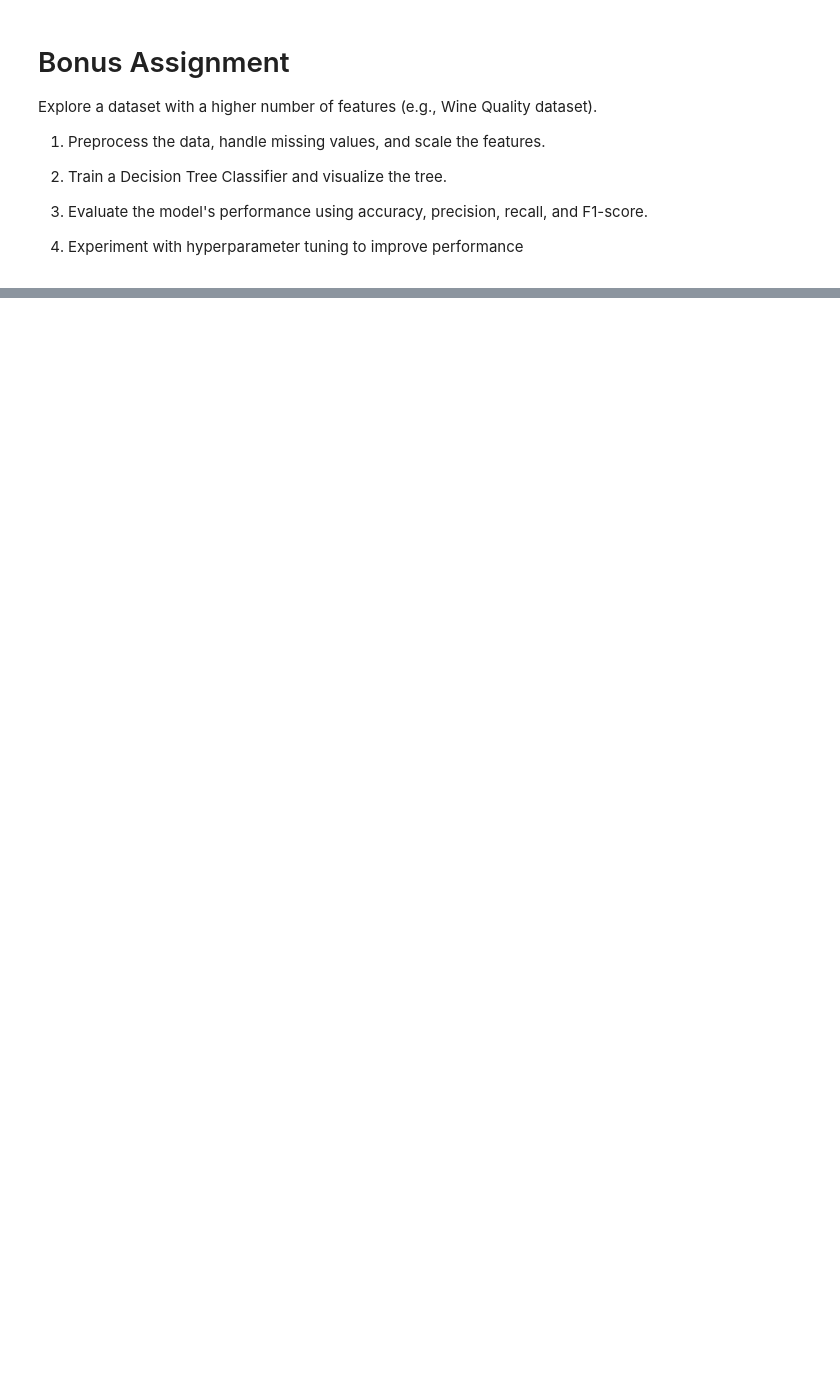
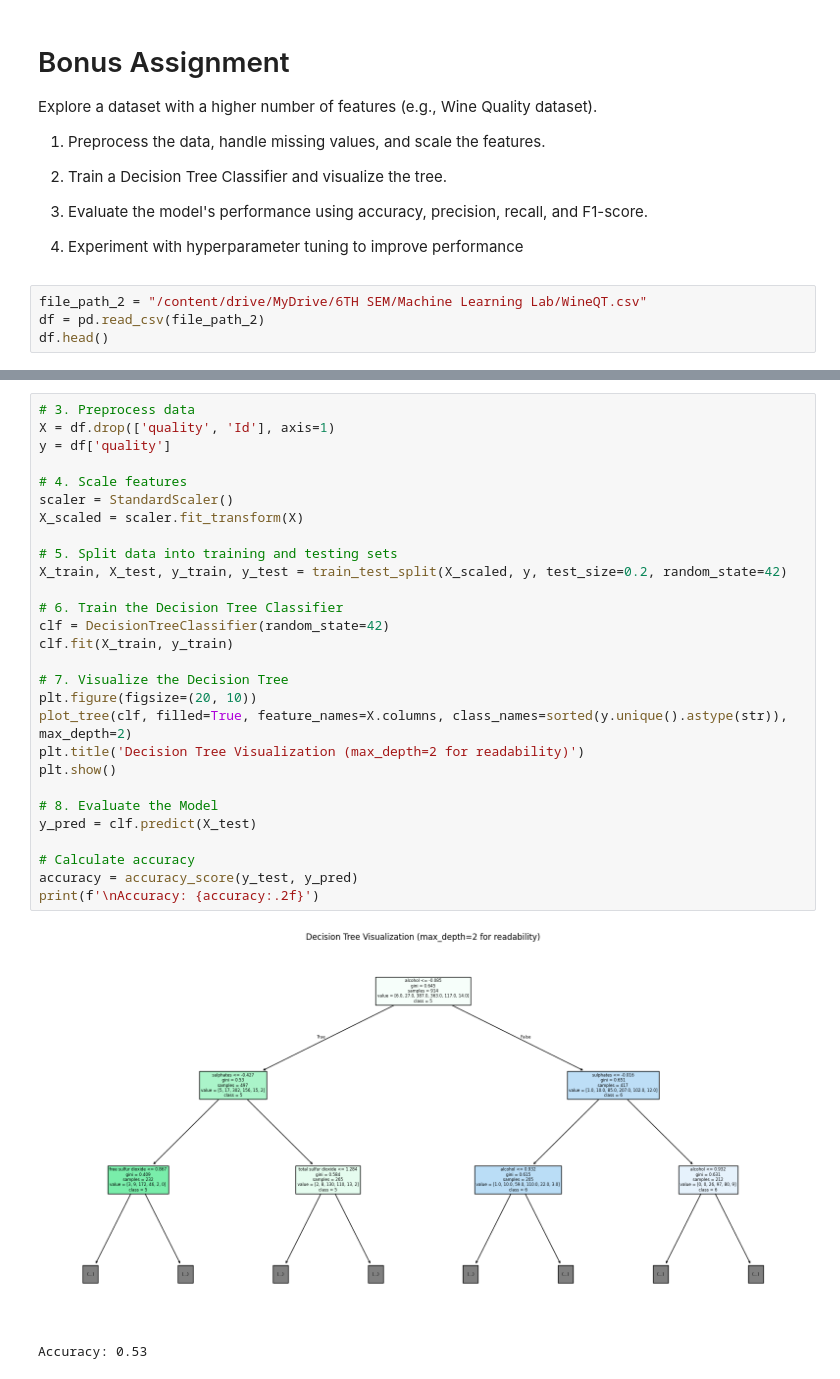
Before and after one commit to Harshvardhan-Moundekar/Machine_Learning, a Jupyter notebook: ML_P06.ipynb, the cells around one changed output, grey strips where cells are left out. Drawn from its saved outputs; the diff is of its cells as text; blank space fills up the shorter version.

```diff
--- a/ML_P06.ipynb
+++ b/ML_P06.ipynb
@@ -97,3 +99,7 @@ dataset).
 3. Evaluate the model&#39;s performance using accuracy, precision, recall,
 and F1-score.
 4. Experiment with hyperparameter tuning to improve performance</p>
+# %%
+file_path_2 = "/content/drive/MyDrive/6TH SEM/Machine Learning Lab/WineQT.csv"
+df = pd.read_csv(file_path_2)
+df.head()
@@ -99,0 +132,31 @@ and F1-score.
+# %%
+# 3. Preprocess data
+X = df.drop(['quality', 'Id'], axis=1)
+y = df['quality']
+
+# 4. Scale features
+scaler = StandardScaler()
+X_scaled = scaler.fit_transform(X)
+
+# 5. Split data into training and testing sets
+X_train, X_test, y_train, y_test = train_test_split(X_scaled, y, test_size=0.2, random_state=42)
+
+# 6. Train the Decision Tree Classifier
+clf = DecisionTreeClassifier(random_state=42)
+clf.fit(X_train, y_train)
+
+# 7. Visualize the Decision Tree
+plt.figure(figsize=(20, 10))
+plot_tree(clf, filled=True, feature_names=X.columns, class_names=sorted(y.unique().astype(str)), max_depth=2)
+plt.title('Decision Tree Visualization (max_depth=2 for readability)')
+plt.show()
+
+# 8. Evaluate the Model
+y_pred = clf.predict(X_test)
+
+# Calculate accuracy
+accuracy = accuracy_score(y_test, y_pred)
+print(f'\nAccuracy: {accuracy:.2f}')
+# %% [output]
+[figure, added]
+Accuracy: 0.53
```
Also changed, not shown: parts of 6 cells of this notebook.
